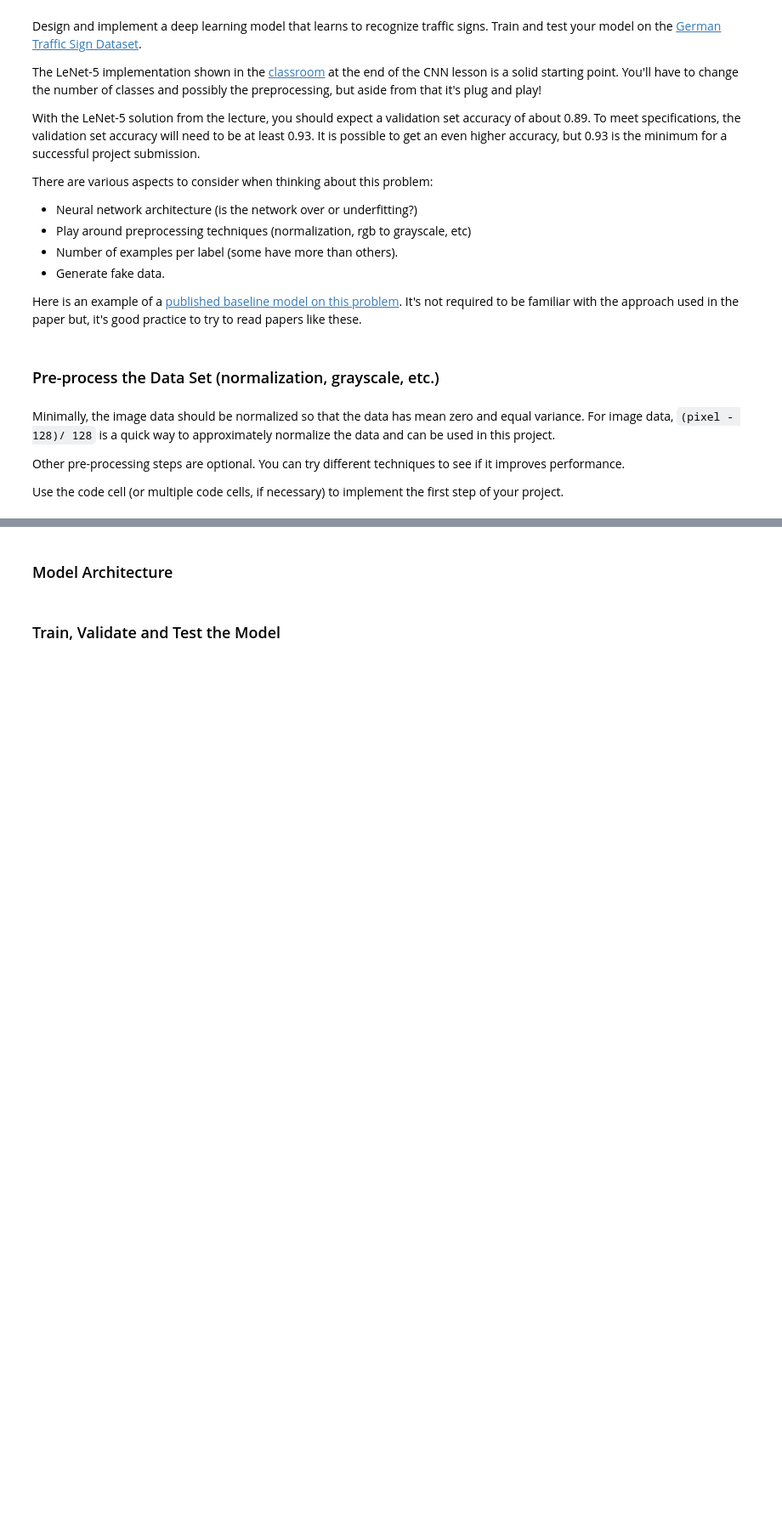
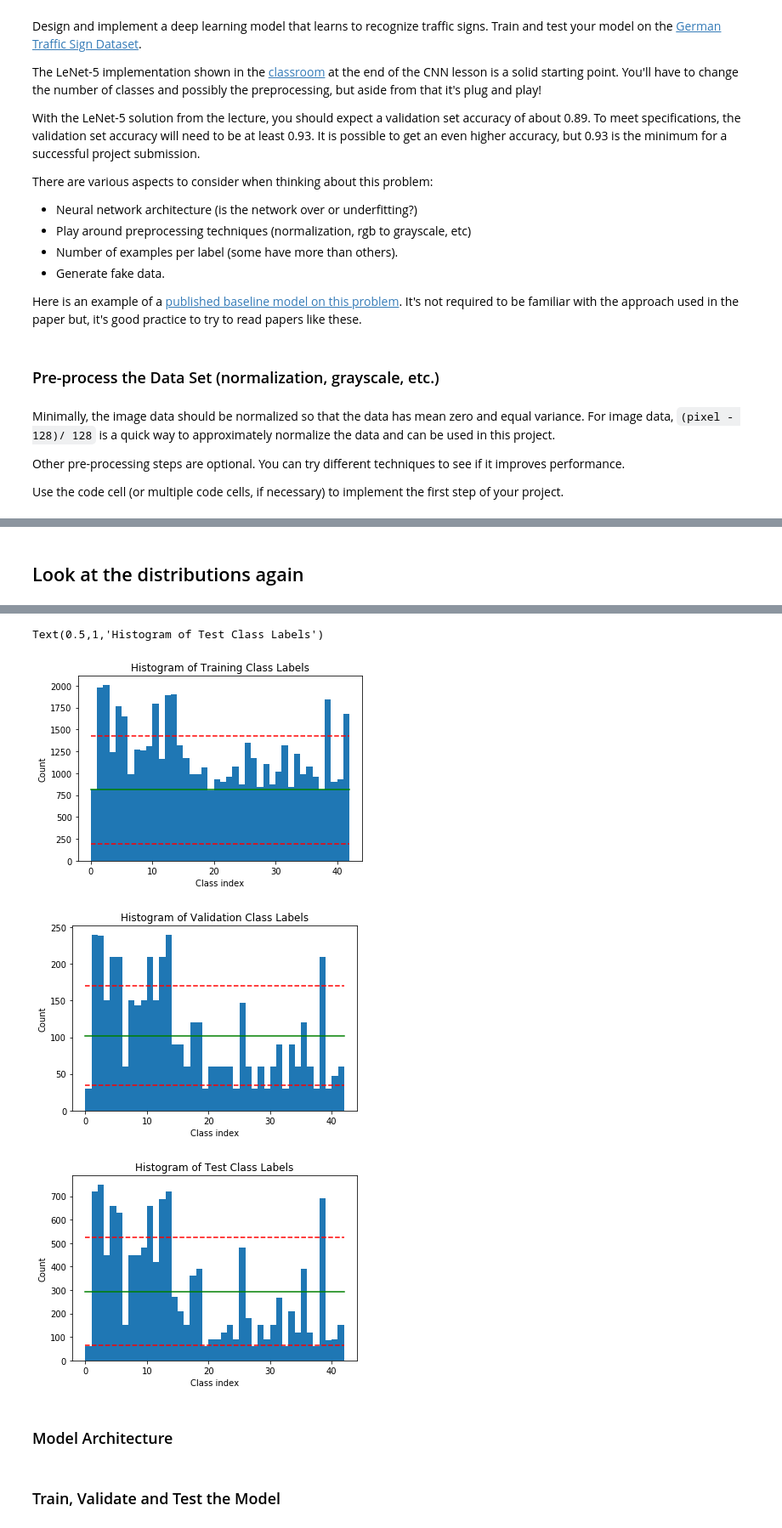
Before and after one commit to bches/CarND-Traffic-Sign-Classifier-Project, a Jupyter notebook: Traffic_Sign_Classifier.ipynb, the cells around one changed output, grey strips where cells are left out. Shown at 85% size. Drawn from its saved outputs; the diff is of its cells as text; code cells hidden in the pictures; blank space fills up the shorter version.

```diff
--- a/Traffic_Sign_Classifier.ipynb
+++ b/Traffic_Sign_Classifier.ipynb
@@ -356,0 +413,73 @@ class counts: Counter({2: 2010, 1: 1979, 13: 1906, 12: 1890, 38: 1847, 10: 1795,
+# %% [markdown]
+## Look at the distributions again
+# %%
+c = Counter(y_train)
+c_valid = Counter(y_valid)
+c_test = Counter(y_test)
+
+print('len(y_train)=',len(y_train))
+print('y_train[-1] = ', y_train[-1])
+print('y_train[0] = ', y_train[0])
+print('c=',c)
+
+plt.figure(2)
+plt.hist(sorted(c.elements()), bins=range(n_classes))
+#avg_count = int(sum(c.values()) / len(c))
+#sdev_count = int(np.std(np.array(list(c.values()))))
+print()
+#print('training class average label count:', avg_count)
+#print('std dev of training class label count:', sdev_count)
+underrepresented_training = set([label for label, count in c.items() if c[label] < (avg_count-sdev_count)])
+training_minimum = avg_count-sdev_count+1
+copies_to_add_training = training_minimum - min(c.values())
+print('labels below 1 std dev of average for training class label count:', underrepresented_training)
+print('training class label count minimum:', training_minimum)
+print('number of copies to add to the underrepresented training labels:', copies_to_add_training)
+plt.plot(range(n_classes), [avg_count]*n_classes, 'g')
+plt.plot(range(n_classes), [avg_count-sdev_count]*n_classes, 'r--')
+plt.plot(range(n_classes), [avg_count+sdev_count]*n_classes, 'r--')
+plt.ylabel('Count')
+plt.xlabel('Class index')
+plt.title('Histogram of Training Class Labels')
+plt.savefig('class_labels_train_aug.png')
+
+plt.figure(7)
+plt.hist(sorted(c_valid.elements()), bins=range(n_classes))
+#avg_count_valid = int(sum(c_valid.values()) / len(c_valid))
+#sdev_count_valid = int(np.std(np.array(list(c_valid.values()))))
+print()
+#print('validation class average label count:', avg_count_valid)
+#print('std dev of validation class label count:', sdev_count_valid)
+underrepresented_valid = set([label for label, count in c_valid.items() if c_valid[label] < (avg_count_valid-sdev_count_valid)])
+valid_minimum = avg_count_valid-sdev_count_valid + 1
+copies_to_add_valid = valid_minimum - min(c_valid.values())
+print('labels below 1 std dev of average for validation class label count:', underrepresented_valid)
+print('valid class label count minimum:', valid_minimum)
+print('number of copies to add to the underrepresented validation labels:', copies_to_add_valid)
+plt.plot(range(n_classes), [avg_count_valid]*n_classes, 'g')
+plt.plot(range(n_classes), [avg_count_valid-sdev_count_valid]*n_classes, 'r--')
+plt.plot(range(n_classes), [avg_count_valid+sdev_count_valid]*n_classes, 'r--')
+plt.ylabel('Count')
+plt.xlabel('Class index')
+plt.title('Histogram of Validation Class Labels')
+
+plt.figure(8)
+plt.hist(sorted(c_test.elements()), bins=range(n_classes))
+#avg_count_test = int(sum(c_test.values()) / len(c_test))
+#sdev_count_test = int(np.std(np.array(list(c_test.values()))))
+print()
+#print('test class average label count:', avg_count_test)
+#print('std dev of test class label count:', sdev_count_test)
+underrepresented_test = set([label for label, count in c_test.items() if c_test[label] < (avg_count_test-sdev_count_test)])
+test_minimum = avg_count_test-sdev_count_test+1
+copies_to_add_test = test_minimum - min(c_test.values())
+print('labels below 1 std dev of average for test class label count:', underrepresented_test)
+print('test class label count minimum:', test_minimum)
+print('number of copies to add to the underrepresented test labels:', copies_to_add_test)
+plt.plot(range(n_classes), [avg_count_test]*n_classes, 'g')
+plt.plot(range(n_classes), [avg_count_test-sdev_count_test]*n_classes, 'r--')
+plt.plot(range(n_classes), [avg_count_test+sdev_count_test]*n_classes, 'r--')
+plt.ylabel('Count')
+plt.xlabel('Class index')
+plt.title('Histogram of Test Class Labels')
+# %% [output]
@@ -357,3 +502,7 @@ class counts: Counter({2: 2010, 1: 1979, 13: 1906, 12: 1890, 38: 1847, 10: 1795,
+Text(0.5,1,'Histogram of Test Class Labels')
+[figure, added]
+[figure, added]
+[figure, added]
 # %% [markdown]
 ### Model Architecture
 # %%
```
Also changed, not shown: parts of 8 cells of this notebook, 1 other file.
